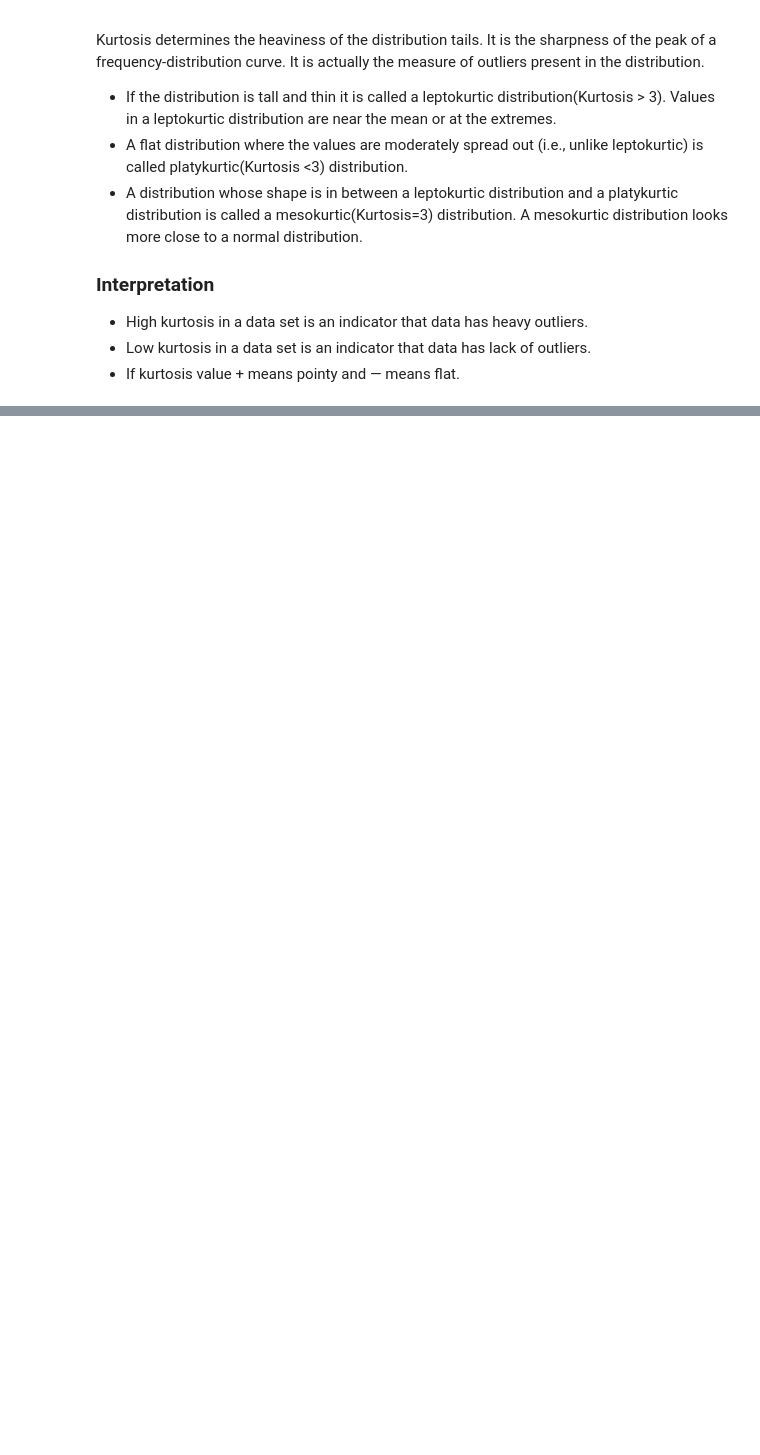
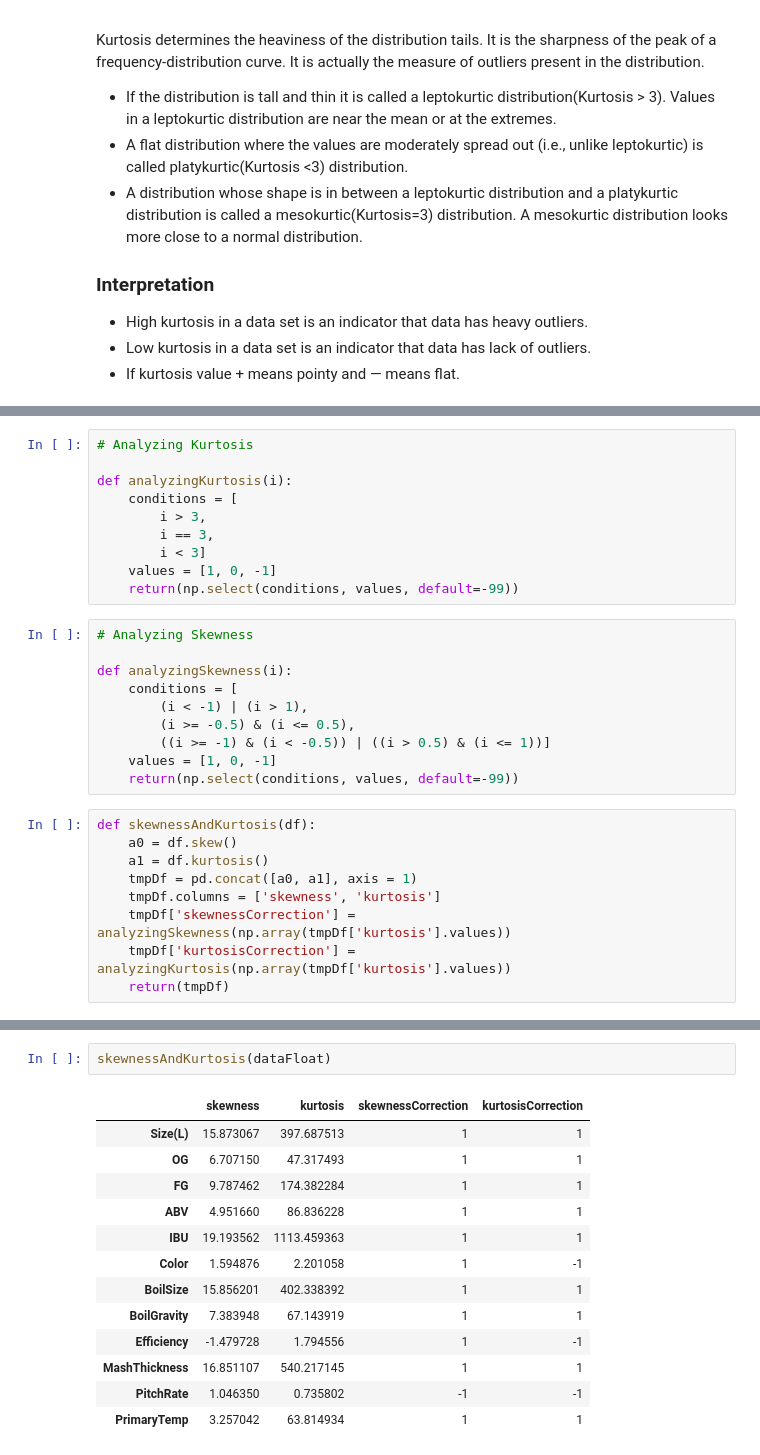
Before and after one commit to luismanriqueruiz/machine_learning, a Jupyter notebook: missing_data/missingData.ipynb, the cells around one changed output, grey strips where cells are left out. Saved outputs shown, nothing was run; the diff lists cells and outputs as text; blank space fills up the shorter version.

```diff
--- a/missing_data/missingData.ipynb
+++ b/missing_data/missingData.ipynb
@@ -146,0 +127,29 @@ dtype: float64
+# %%
+# Analyzing Kurtosis
+
+def analyzingKurtosis(i):
+    conditions = [
+        i > 3,
+        i == 3,
+        i < 3]
+    values = [1, 0, -1]
+    return(np.select(conditions, values, default=-99))
+# %%
+# Analyzing Skewness
+
+def analyzingSkewness(i):
+    conditions = [
+        (i < -1) | (i > 1),
+        (i >= -0.5) & (i <= 0.5),
+        ((i >= -1) & (i < -0.5)) | ((i > 0.5) & (i <= 1))]
+    values = [1, 0, -1]
+    return(np.select(conditions, values, default=-99))
+# %%
+def skewnessAndKurtosis(df):
+    a0 = df.skew()
+    a1 = df.kurtosis()
+    tmpDf = pd.concat([a0, a1], axis = 1)
+    tmpDf.columns = ['skewness', 'kurtosis']
+    tmpDf['skewnessCorrection'] = analyzingSkewness(np.array(tmpDf['kurtosis'].values))
+    tmpDf['kurtosisCorrection'] = analyzingKurtosis(np.array(tmpDf['kurtosis'].values))
+    return(tmpDf)
@@ -147 +167,17 @@ dtype: float64
+# %%
+skewnessAndKurtosis(dataFloat)
+# %% [output]
+|  | skewness | kurtosis | skewnessCorrection | kurtosisCorrection |
+| Size(L) | 15.873067 | 397.687513 | 1 | 1 |
+| OG | 6.707150 | 47.317493 | 1 | 1 |
+| FG | 9.787462 | 174.382284 | 1 | 1 |
+| ABV | 4.951660 | 86.836228 | 1 | 1 |
+| IBU | 19.193562 | 1113.459363 | 1 | 1 |
+| Color | 1.594876 | 2.201058 | 1 | -1 |
+| BoilSize | 15.856201 | 402.338392 | 1 | 1 |
+| BoilGravity | 7.383948 | 67.143919 | 1 | 1 |
+| Efficiency | -1.479728 | 1.794556 | 1 | -1 |
+| MashThickness | 16.851107 | 540.217145 | 1 | 1 |
+| PitchRate | 1.046350 | 0.735802 | -1 | -1 |
+| PrimaryTemp | 3.257042 | 63.814934 | 1 | 1 |
 # %%
```
Also changed, not shown: parts of 9 cells of this notebook.
